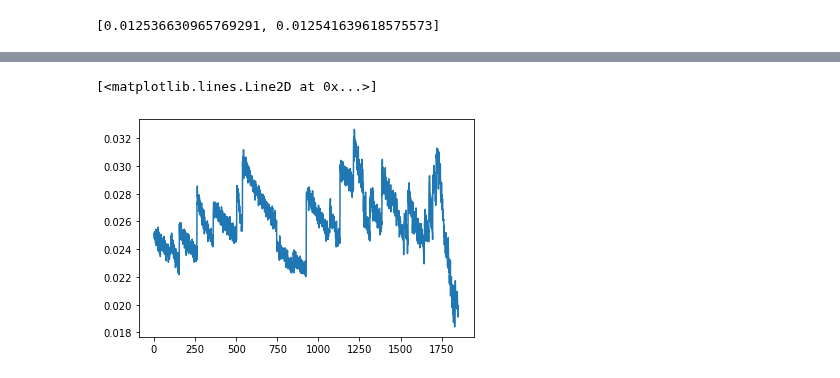
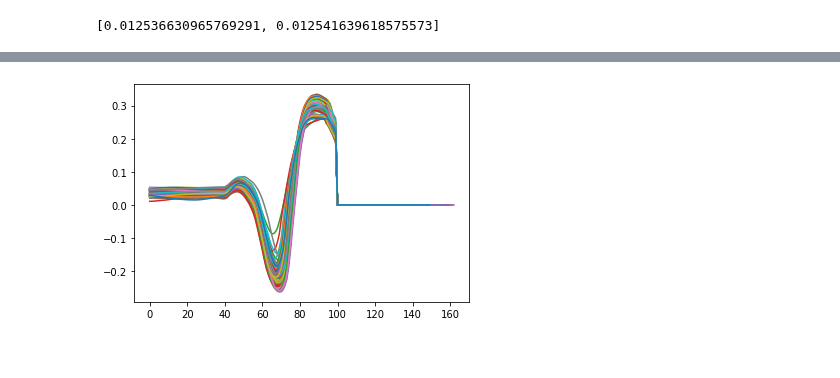
Before and after one commit to mmattb/coproc-poc, a Jupyter notebook: train_cpn_on_michaels.ipynb, the cells around one changed output, grey strips where cells are left out. Drawn from its saved outputs; the diff is of its cells as text; code cells hidden in the pictures.

```diff
--- a/train_cpn_on_michaels.ipynb
+++ b/train_cpn_on_michaels.ipynb
@@ -573,5 +592,14 @@ plt.show()
-# %%
-plt.plot(cpn_losses)
-# %% [output]
-[<matplotlib.lines.Line2D at 0x...>]
-[figure, removed]
+# %%
+# Are gestures taken between classes?
+stout = []
+bsize = actuals.shape[0]
+
+for bidx in range(bsize):
+    stout.append(actuals[bidx, (trial_len[bidx].item()-100):, 45].detach().numpy())
+
+for i in range(bidx):
+    plt.plot(stout[i])
+
+plt.show()
+# %% [output]
+[figure, added]
```
Also changed, not shown: parts of 12 cells of this notebook, 8 other files.
